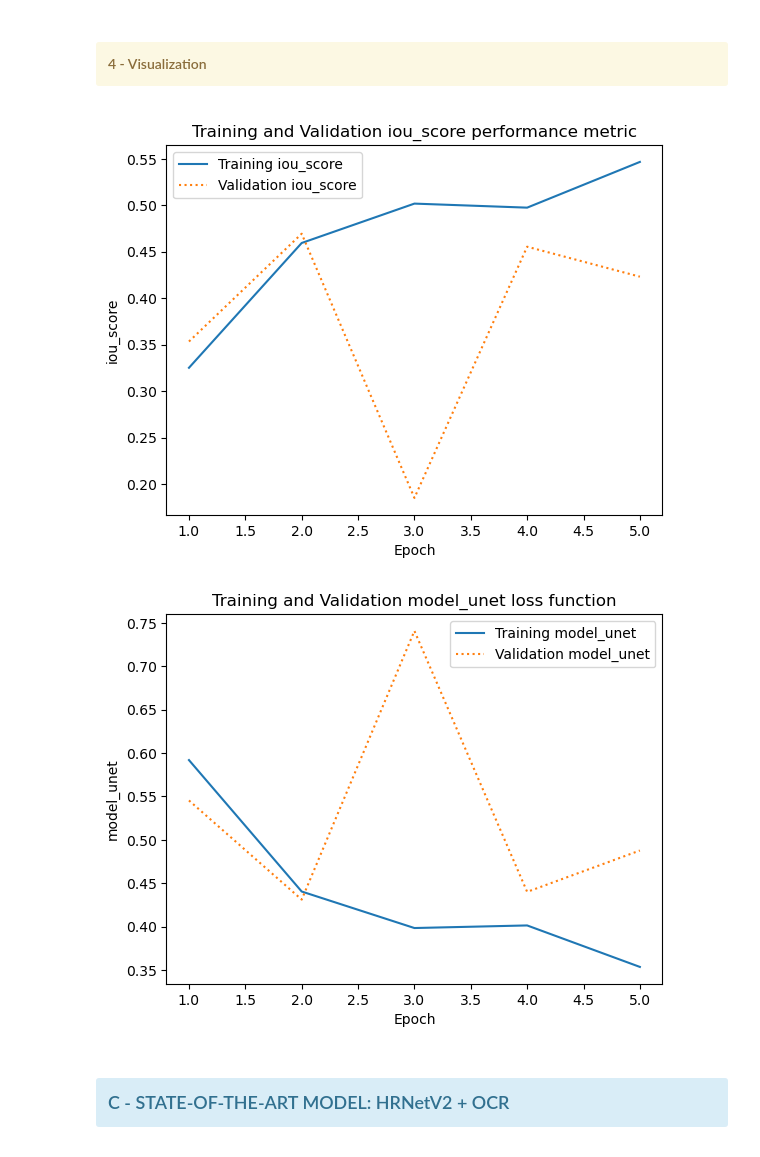
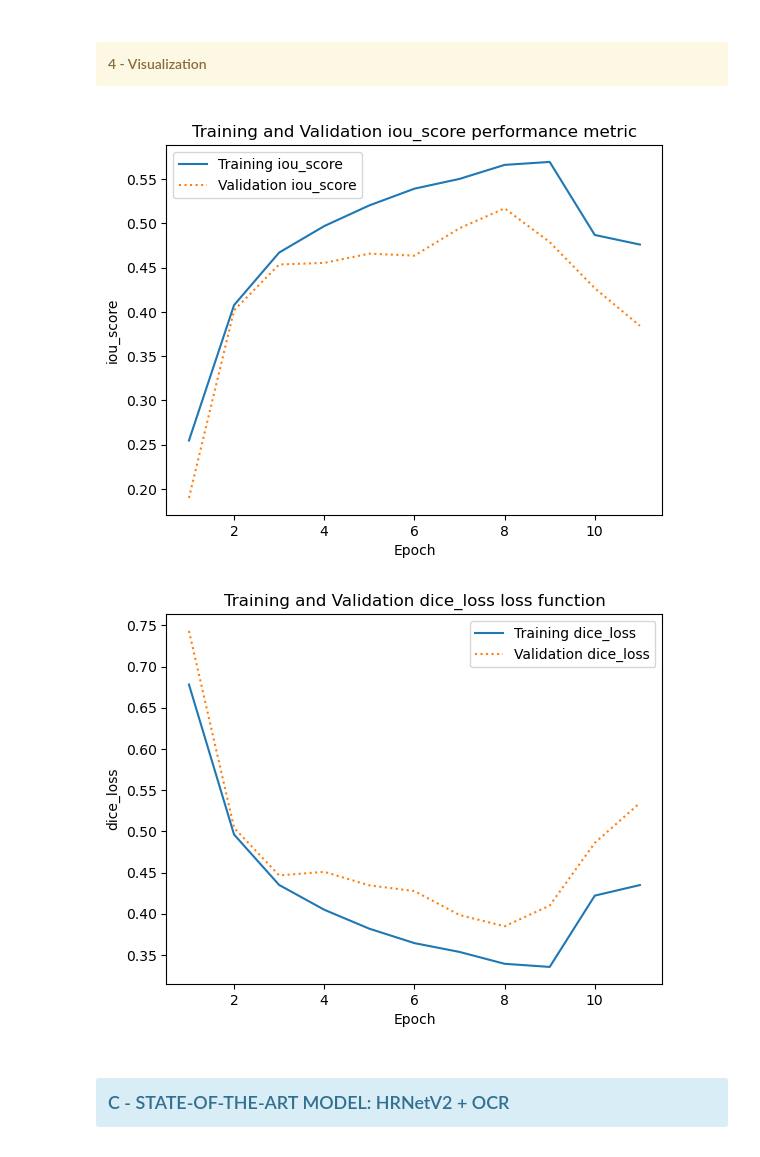
Before and after one commit to jfsubrini/ai-project-10, a Jupyter notebook: Subrini_JeanFrancois_2_notebook_052023.ipynb, the cells around one changed output. Cells and saved outputs as stored; diff of their text form; code cells hidden in the pictures.

Commit message:
Still working to train the SOTA model.

```diff
--- a/Subrini_JeanFrancois_2_notebook_052023.ipynb
+++ b/Subrini_JeanFrancois_2_notebook_052023.ipynb
@@ -341,11 +344,11 @@ For that, we will use the <b>*Sequence* class in Keras</b>, that handles all the
 It generates the dataset on multiple cores in real time and feed it right away to our deep learning models.
 # %%
 # Defining variables for the rest of the modelling.
-batch_size = 2   # for training and validation. Couldn't be bigger for the HRNet + OCR model training.
-IMG_HEIGHT = 256  # instead of the original 1024, to reduce time complexity.
-IMG_WIDTH = 512   # instead of the original 2048, to reduce time complexity.
-IMG_CHANNELS = 3  # RGB
-n_classes = 8     # class colors.
+batch_size = 3   # for training and validation. Couldn't be bigger for the HRNet + OCR model training.
+IMG_HEIGHT = 192 # instead of the original 1024, to reduce time complexity.
+IMG_WIDTH = 384  # instead of the original 2048, to reduce time complexity.
+IMG_CHANNELS = 3 # RGB
+n_classes = 8    # class colors.
 # %%
 # Dict of the 8 categories, as keys, and a list of corresponding class ids as values.
 cat_dict = {'void': [0, 1, 2, 3, 4, 5, 6],
@@ -431,7 +434,7 @@ class ImgSeqGenerator(Sequence):
 # %%
 # Dividing by 3 (divider) the original size of the training image dataset.
 random.seed(53)
-divider = 3
+divider = 4
 kti = round(len(image_train_paths) / divider)
 image_train_paths_select = random.choices(image_train_paths, k=kti)
 print(f"Number of training images: {len(image_train_paths_select)}\n")
@@ -582,25 +585,29 @@ def training_model(model, name, epochs, train_gen, val_gen,
 
     """Configuring the model for training. Compiling, callbacks, fitting and saving.
     """
+    # Restoring the weights if existed.
+    try:
+        model.load_weights(f'./checkpoint/{name}/{name}')
+        print(f"\033[34;1mStarting from previous checkpoint ./checkpoint/{name}/{name}.\n\033[34;0m")
+    except:
+        print("\033[34;1mNo previous checkpoint found. Starting from scratch...\n\033[34;0m")
+
     # Compiling the model.
     model.compile(optimizer=optimizer, loss=loss, metrics=metrics)
 
     # Callbacks.
     # Defining EarlyStopping callback.
-    earlystop = EarlyStopping(monitor='val_loss', patience=3,
+    earlystop = EarlyStopping(monitor='val_loss',
+                              patience=3,
                               restore_best_weights=True
                              )
-    # Reducing learning rate when a metric ('val_loss' here) has stopped improving.
-#     reduce_lr = ReduceLROnPlateau(monitor="val_loss", factor=0.5,
-#                                   patience=3, verbose=1
-#                                  )
-    # Defining ModelCheckpoint callback. Only saves when the model is considered the "best" and
-    # the latest best model according to the quantity monitored will not be overwritten.
-    checkpoint_path = f"checkpoint/{name}"
+    # Defining ModelCheckpoint callback. Best weights are saved at the end of every epoch,
+    # if it's the best seen so far.
+    checkpoint_path = f"checkpoint/{name}/{name}"
     checkpoint = ModelCheckpoint(filepath=checkpoint_path,
                                  monitor='val_loss',
-                                 save_best_only=True
-                                )
+                                 save_weights_only=True,
+                                 save_best_only=True)
 
     print(f"\033[34;1mTraining the model named '{name}':\n\033[34;0m")
 
@@ -611,7 +618,6 @@ def training_model(model, name, epochs, train_gen, val_gen,
                            epochs=epochs,
                            verbose=2,
                            callbacks=[earlystop, checkpoint],
-#                            callbacks=[earlystop, reduce_lr, checkpoint],
                            validation_data=val_gen,
                            steps_per_epoch=len(train_gen),
                            validation_steps=len(val_gen),
@@ -843,11 +848,11 @@ Wall time: 10min 2s
 # %%
 # Visualization of the Training and Validation with the iou_score as performance metric.
 metrics_visu(hist_model_unet, 'iou_score')
 # Visualization of the Training and Validation with the Dice Loss function.
-loss_visu(hist_model_unet, 'model_unet')
+loss_visu(hist_model_unet, 'dice_loss')
 # %% [output]
-[figure, old version]
+[figure, new version]
-[figure, old version]
+[figure, new version]
 # %% [markdown]
 <h3><div class="alert alert-block alert-info" id="section_2C">
 C - STATE-OF-THE-ART MODEL: HRNetV2 + OCR</div></h3>
```
Also changed, not shown: parts of 42 cells of this notebook, 3 other files.
